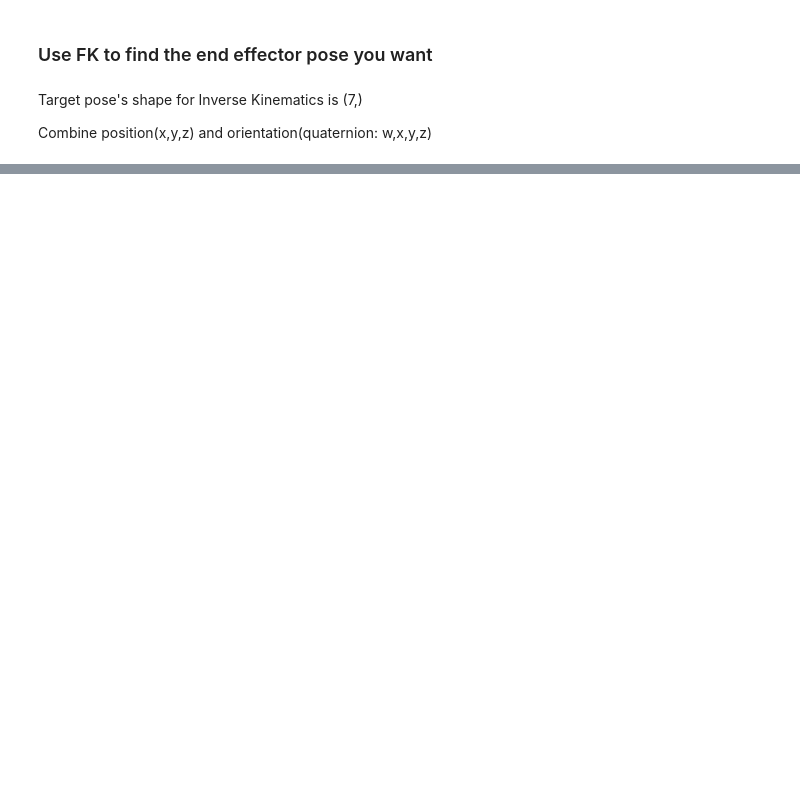
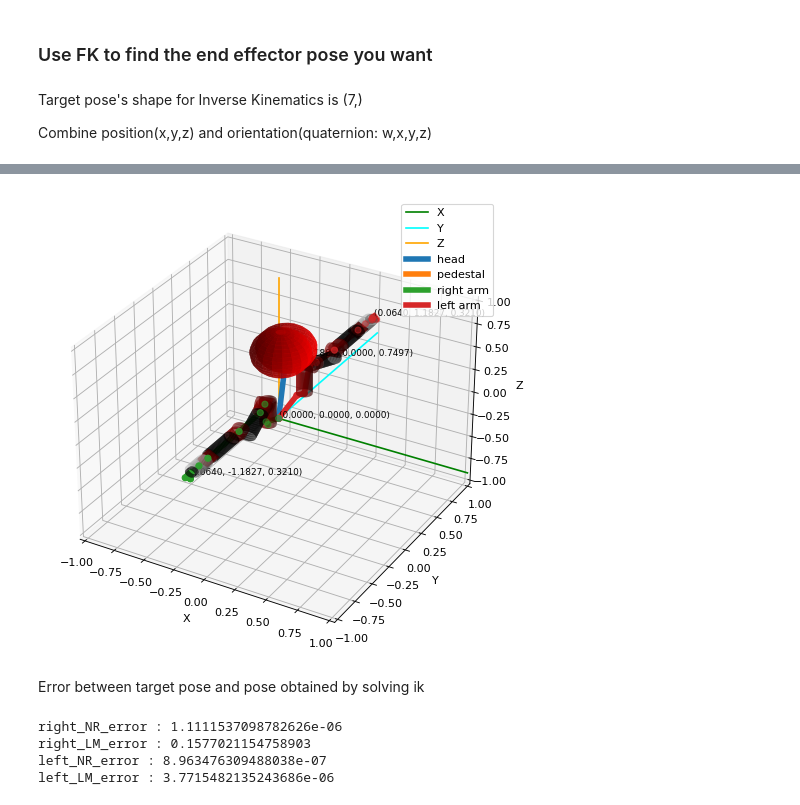
Before and after one commit to jdj2261/pykin, a Jupyter notebook: tutorials/03_robot_IK.ipynb, the cells around one changed output, grey strips where cells are left out. Saved outputs shown, nothing was run; the diff lists cells and outputs as text; code cells hidden in the pictures; blank space fills up the shorter version.

```diff
--- a/tutorials/03_robot_IK.ipynb
+++ b/tutorials/03_robot_IK.ipynb
@@ -137,0 +103,7 @@ print(right_arm_pose_err, left_arm_pose_err)
+# %%
+ik_NR_result = robot.inverse_kin(
+    init_thetas,
+    target_pose,
+    method="NR",
+    maxIter=100)
+print(ik_NR_result)
@@ -137,0 +120,30 @@ print(right_arm_pose_err, left_arm_pose_err)
+# %%
+thetas_NR = np.concatenate((head_thetas, ik_NR_result["right"], ik_NR_result["left"]))
+result_fk_NR = robot.forward_kin(thetas_NR)
+_, ax = plt.init_3d_figure("NR IK Result")
+plt.plot_robot(robot, ax, result_fk_NR,
+               visible_collision=visible_collision)
+# %% [output]
+[figure, added]
+# %% [markdown]
+Error between target pose and pose obtained by solving ik
+# %%
+err = {}
+for arm in robot.arm_type:
+    err[arm+"_NR_error"] = compute_pose_error(
+        target_transformations[robot.eef_name[arm]].h_mat,
+        result_fk_NR[robot.eef_name[arm]].h_mat)
+
+    err[arm+"_LM_error"] = compute_pose_error(
+        target_transformations[robot.eef_name[arm]].h_mat,
+        result_fk_LM[robot.eef_name[arm]].h_mat)
+
+for error_name, value in err.items():
+    print(f"{error_name} : {value}")
+
+plt.show_figure()
+# %% [output]
+right_NR_error : 1.1111537098782626e-06
+right_LM_error : 0.1577021154758903
+left_NR_error : 8.963476309488038e-07
+left_LM_error : 3.7715482135243686e-06
```
Also changed, not shown: parts of 28 cells of this notebook, 2 other files.
